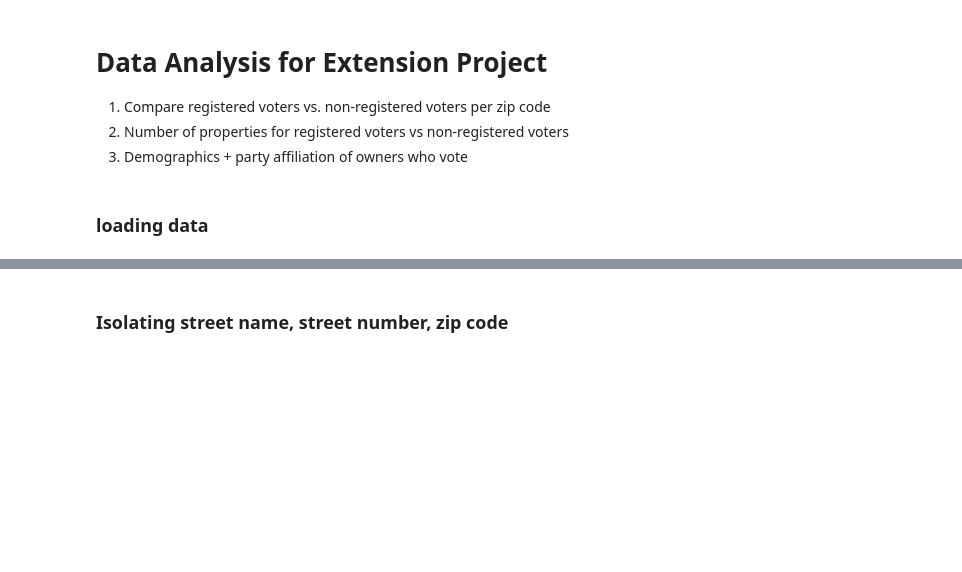
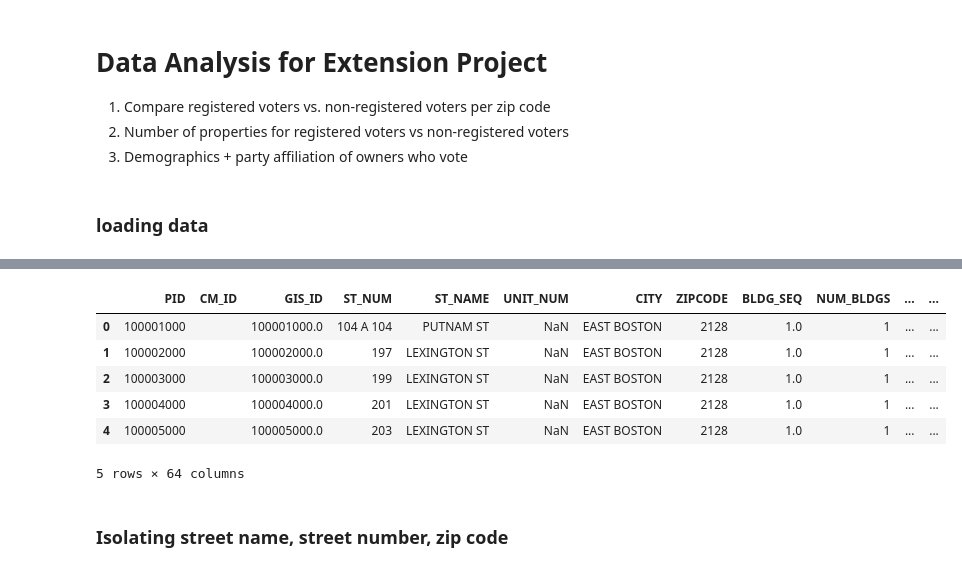
Before and after one commit to BU-Spark/ds-councilor-louijeune-small-landlord, a Jupyter notebook: fall22-team-5/deliverable4/extension_qs.ipynb, the cells around one changed output, grey strips where cells are left out. Saved outputs shown, nothing was run; the diff lists cells and outputs as text; code cells hidden in the pictures; blank space fills up the shorter version.

```diff
--- a/fall22-team-5/deliverable4/extension_qs.ipynb
+++ b/fall22-team-5/deliverable4/extension_qs.ipynb
@@ -18,3 +28,13 @@ income_restricted = pd.read_csv("../deliverable1/data/affordable-housing-address
+# %%
+all_housing.head()
+# %% [output]
+|  | PID | CM_ID | GIS_ID | ST_NUM | ST_NAME | UNIT_NUM | CITY | ZIPCODE | BLDG_SEQ | NUM_BLDGS | ... | ... |
+| 0 | 100001000 |  | 100001000.0 | 104 A 104 | PUTNAM ST | NaN | EAST BOSTON | 2128 | 1.0 | 1 | ... | ... |
+| 1 | 100002000 |  | 100002000.0 | 197 | LEXINGTON ST | NaN | EAST BOSTON | 2128 | 1.0 | 1 | ... | ... |
+| 2 | 100003000 |  | 100003000.0 | 199 | LEXINGTON ST | NaN | EAST BOSTON | 2128 | 1.0 | 1 | ... | ... |
+| 3 | 100004000 |  | 100004000.0 | 201 | LEXINGTON ST | NaN | EAST BOSTON | 2128 | 1.0 | 1 | ... | ... |
+| 4 | 100005000 |  | 100005000.0 | 203 | LEXINGTON ST | NaN | EAST BOSTON | 2128 | 1.0 | 1 | ... | ... |
+5 rows × 64 columns
 # %% [markdown]
 ### Isolating street name, street number, zip code
 # %%
```
Also changed, not shown: parts of 12 cells of this notebook.
